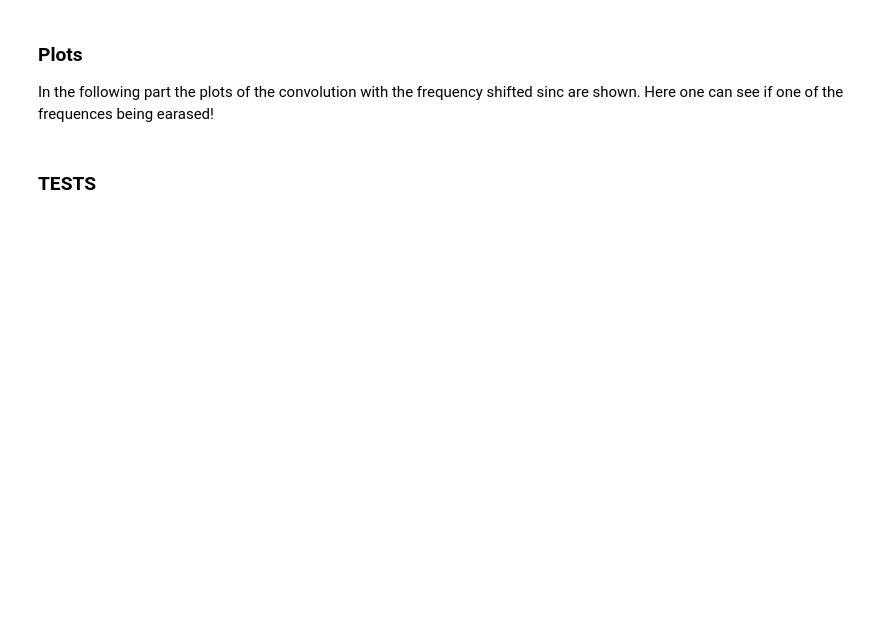
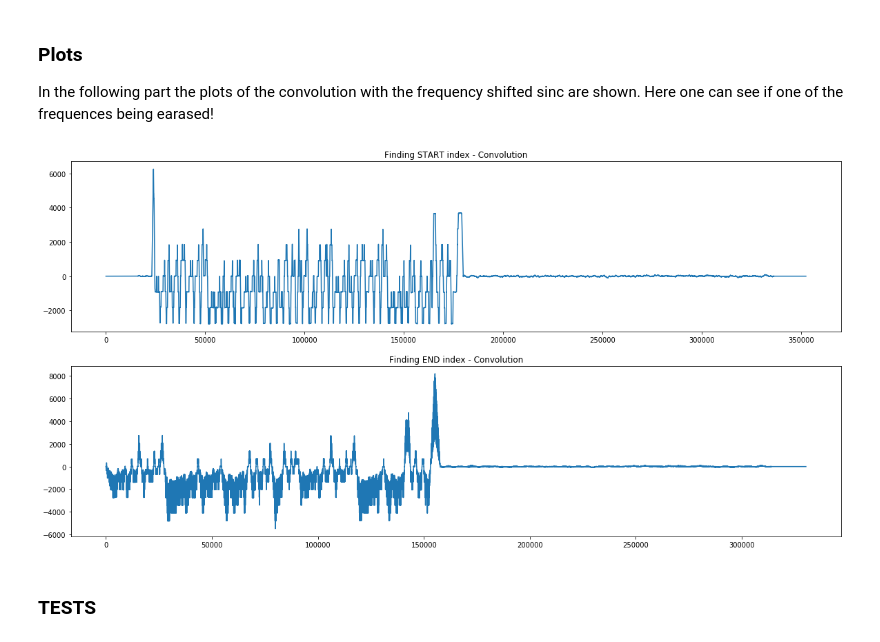
Before and after one commit to yklose/Communication-System, a Jupyter notebook: Project-Notebook.ipynb, the cells around one changed output. Drawn from its saved outputs; the diff is of its cells as text; code cells hidden in the pictures; blank space fills up the shorter version.

```diff
--- a/Project-Notebook.ipynb
+++ b/Project-Notebook.ipynb
@@ -59,19 +70,21 @@ def compute_array(datapath):
 # %%
 fig, ax = plt.subplots(2, figsize=(20,10))
 
 passband = compute_array("test1.txt")
 output = compute_array("test2.txt")
 
 
 
 ax[0].plot(passband)
-ax[0].set_title('2000 Hz Frequency Band - Convolution')
+ax[0].set_title('Finding START index - Convolution')
 ax[1].plot(output)
-ax[1].set_title('4000 Hz Frequency Band - Convolution')
+ax[1].set_title('Finding END index - Convolution')
 
 
 
 plt.show()
+# %% [output]
+[figure, added]
 # %% [markdown]
 ### TESTS
 # %%
```
Also changed, not shown: parts of 5 cells of this notebook, 14 other files.
